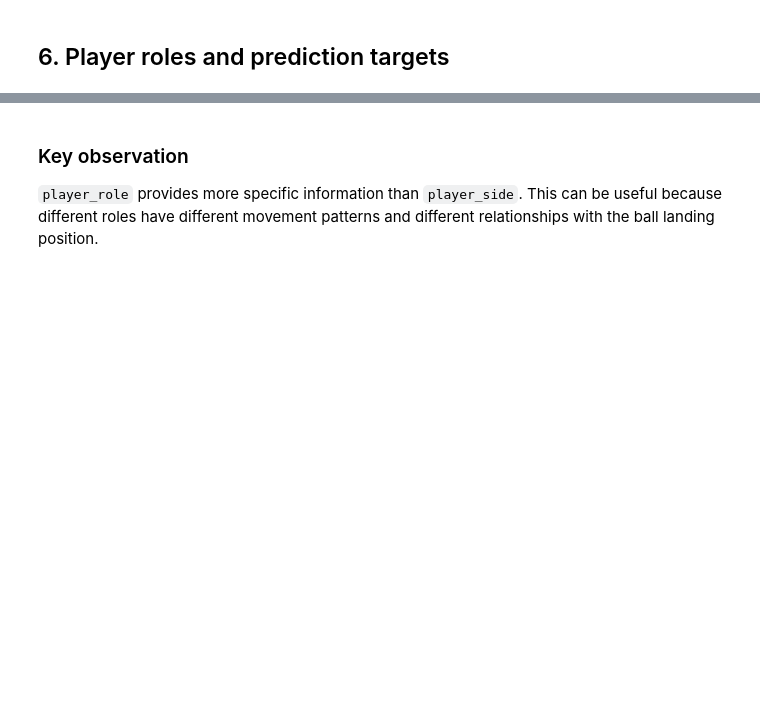
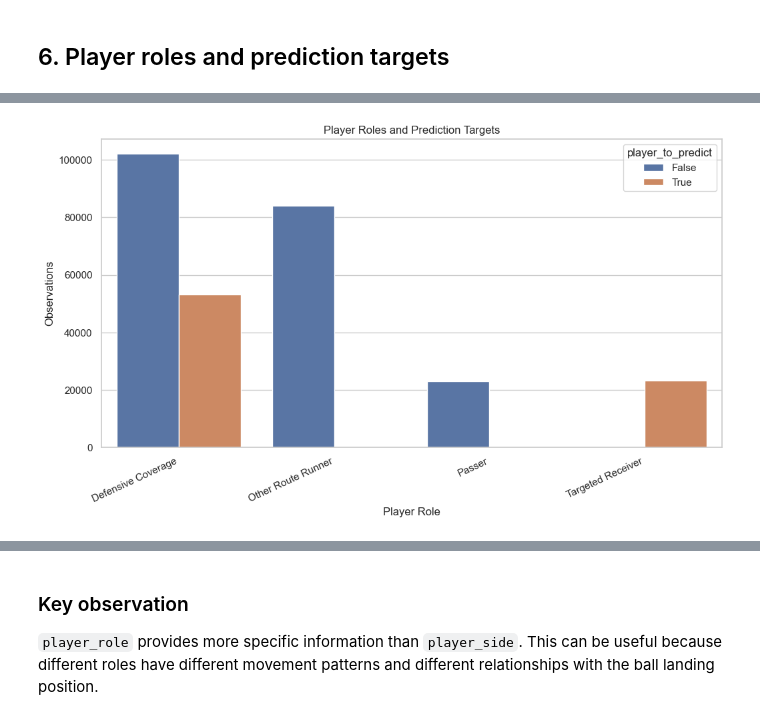
Before and after one commit to AceGiqMo/NFL-Big-Data-Bowl-2026, a Jupyter notebook: EDA.ipynb, the cells around one changed output, grey strips where cells are left out. Cells and saved outputs as stored; diff of their text form; code cells hidden in the pictures; blank space fills up the shorter version.

```diff
--- a/EDA.ipynb
+++ b/EDA.ipynb
@@ -221,15 +343,19 @@ display(role_target)
 # %%
 plt.figure(figsize=(12, 6))
 sns.countplot(
     data=input_data,
     x="player_role",
     hue="player_to_predict"
 )
 plt.title("Player Roles and Prediction Targets")
 plt.xlabel("Player Role")
 plt.ylabel("Observations")
 plt.xticks(rotation=25, ha="right")
+plt.savefig('plot3.png', dpi=300, bbox_inches='tight')
+image_list.append('plot3.png')
 plt.show()
+# %% [output]
+[figure, added]
 # %%
 side_target = pd.crosstab(
     input_data["player_side"],
```
Also changed, not shown: parts of 52 cells of this notebook, 13 other files.
